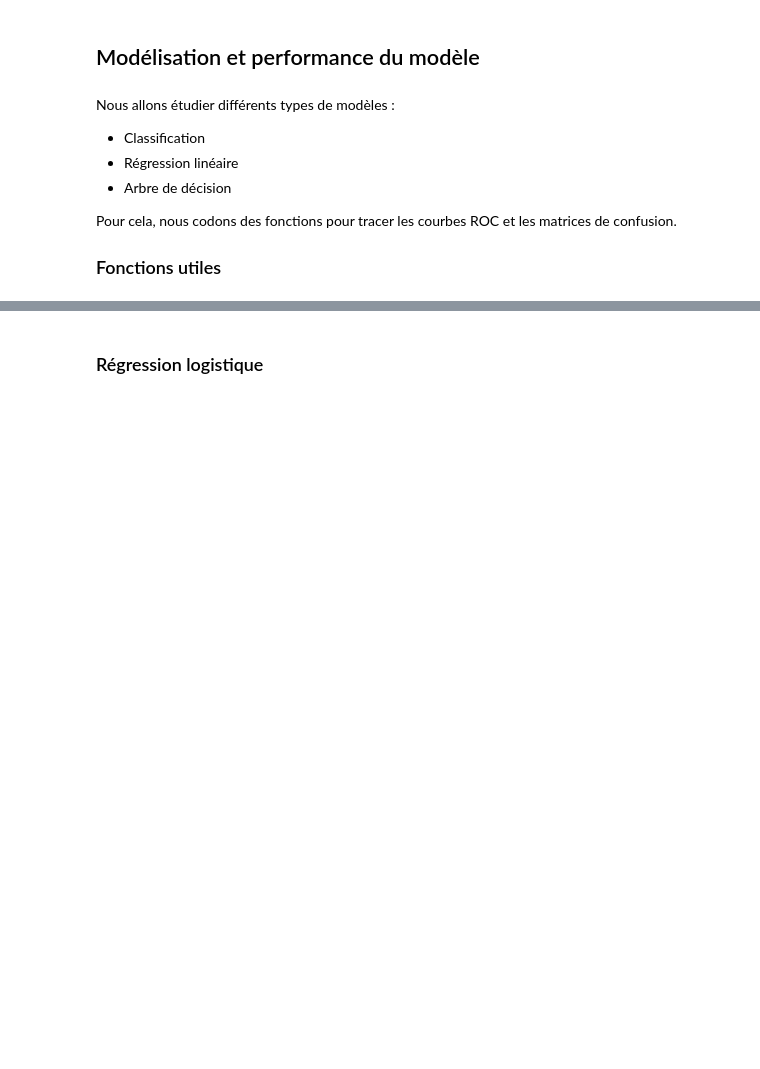
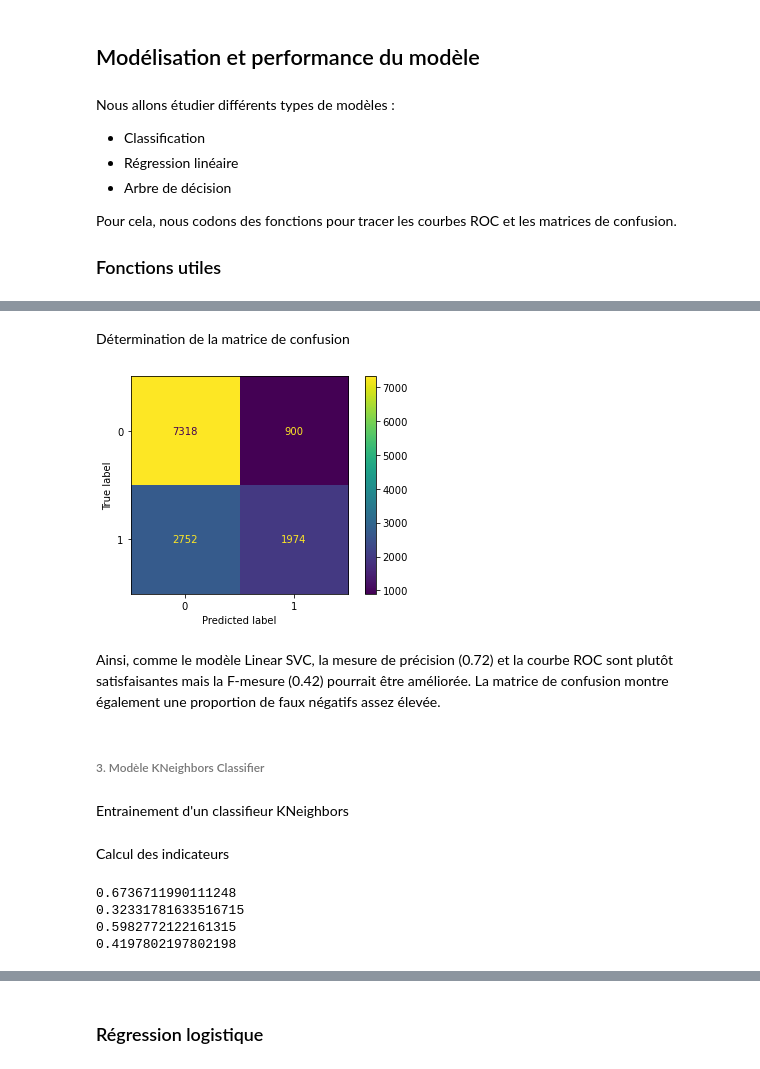
Before and after one commit to Clotilde-23/Accidents-corporels, a Jupyter notebook: Modelisation.ipynb, the cells around one changed output, grey strips where cells are left out. Saved outputs shown, nothing was run; the diff lists cells and outputs as text; code cells hidden in the pictures; blank space fills up the shorter version.

```diff
--- a/Modelisation.ipynb
+++ b/Modelisation.ipynb
@@ -197,0 +289,12 @@ matrice_confusion(classification)
+# %% [markdown]
+Détermination de la matrice de confusion
+# %%
+matrice_confusion(calibrated_classification_SGD)
+# %% [output]
+[figure, added]
+# %% [markdown]
+Ainsi, comme le modèle Linear SVC, la mesure de précision (0.72) et la courbe ROC sont plutôt satisfaisantes mais la F-mesure (0.42) pourrait être améliorée. La matrice de confusion montre également une proportion de faux négatifs assez élevée.
+# %% [markdown]
+###### 3. Modèle KNeighbors Classifier
+# %% [markdown]
+Entrainement d'un classifieur KNeighbors
@@ -197,0 +304,16 @@ matrice_confusion(classification)
+# %% [markdown]
+Calcul des indicateurs
+# %%
+sc_accuracy_KNN = sklearn.metrics.accuracy_score(y_pred, yTest)
+sc_precision_KNN = sklearn.metrics.precision_score(y_pred, yTest)
+sc_recall_KNN = sklearn.metrics.recall_score(y_pred, yTest)
+sc_f1_KNN = sklearn.metrics.f1_score(y_pred, yTest)
+print(sc_accuracy_KNN)
+print(sc_precision_KNN)
+print(sc_recall_KNN)
+print(sc_f1_KNN)
+# %% [output]
+0.6736711990111248
+0.32331781633516715
+0.5982772122161315
+0.4197802197802198
```
Also changed, not shown: parts of 37 cells of this notebook, 1 other file.
